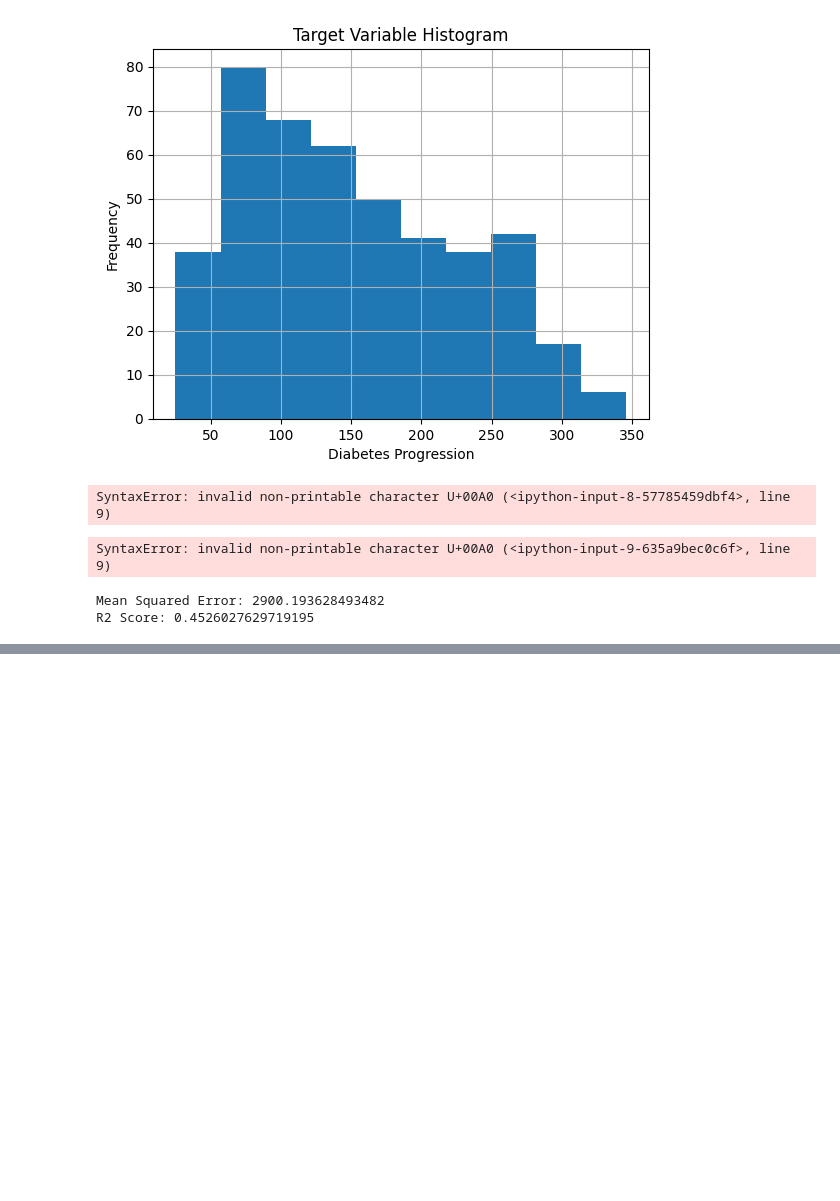
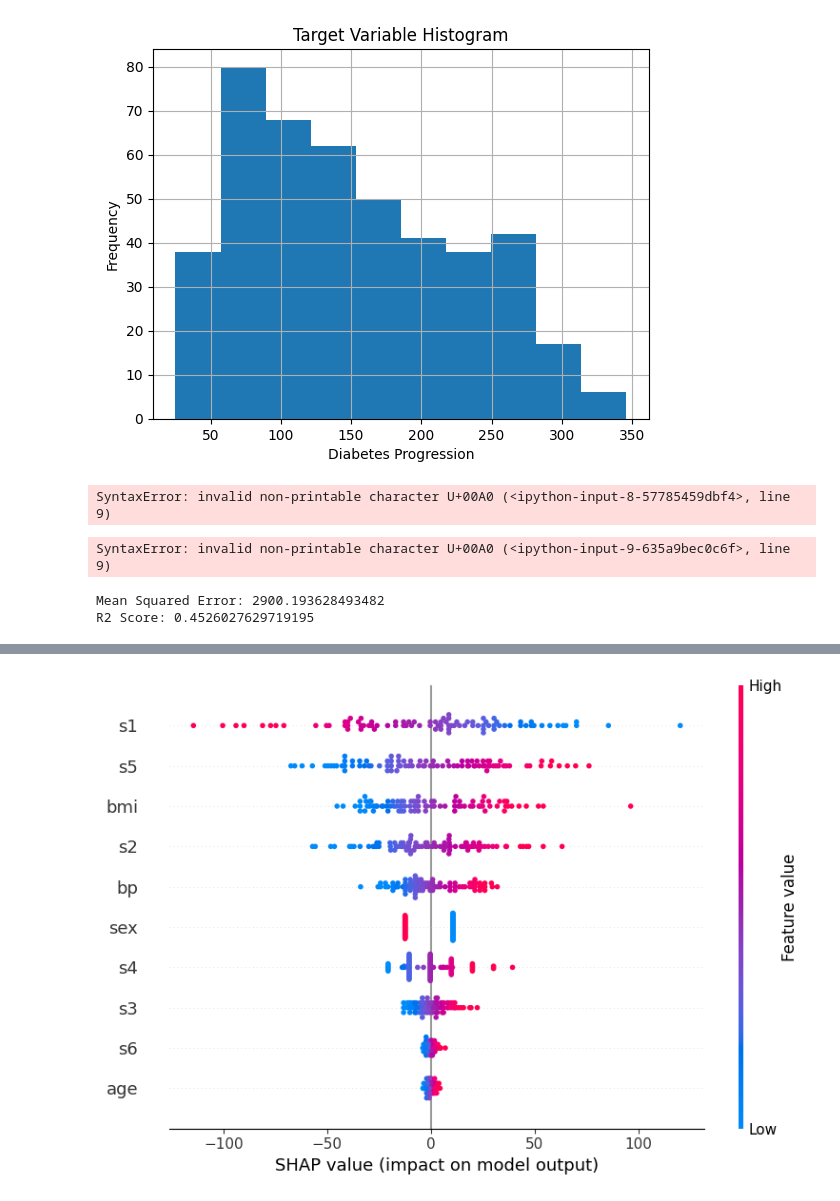
Before and after one commit to adeoyeadeola/diabetes-predication-, a Jupyter notebook: scikit_baseline_model.ipynb, the cells around one changed output, grey strips where cells are left out. Saved outputs shown, nothing was run; the diff lists cells and outputs as text; code cells hidden in the pictures; blank space fills up the shorter version.

```diff
--- a/scikit_baseline_model.ipynb
+++ b/scikit_baseline_model.ipynb
@@ -120,0 +160,15 @@ R2 Score: 0.4526027629719195
+# %%
+import shap
+
+# Initialize the JavaScript visualizer
+shap.initjs()
+
+# Create an explainer for your model
+explainer = shap.Explainer(model, X_test)
+
+# Calculate SHAP values
+shap_values = explainer(X_test)
+
+# Visualize SHAP summary plot
+shap.summary_plot(shap_values,X_test)
+# %% [output]
@@ -120,0 +176 @@ R2 Score: 0.4526027629719195
+[figure, added]
```
Also changed, not shown: parts of 5 cells of this notebook.
